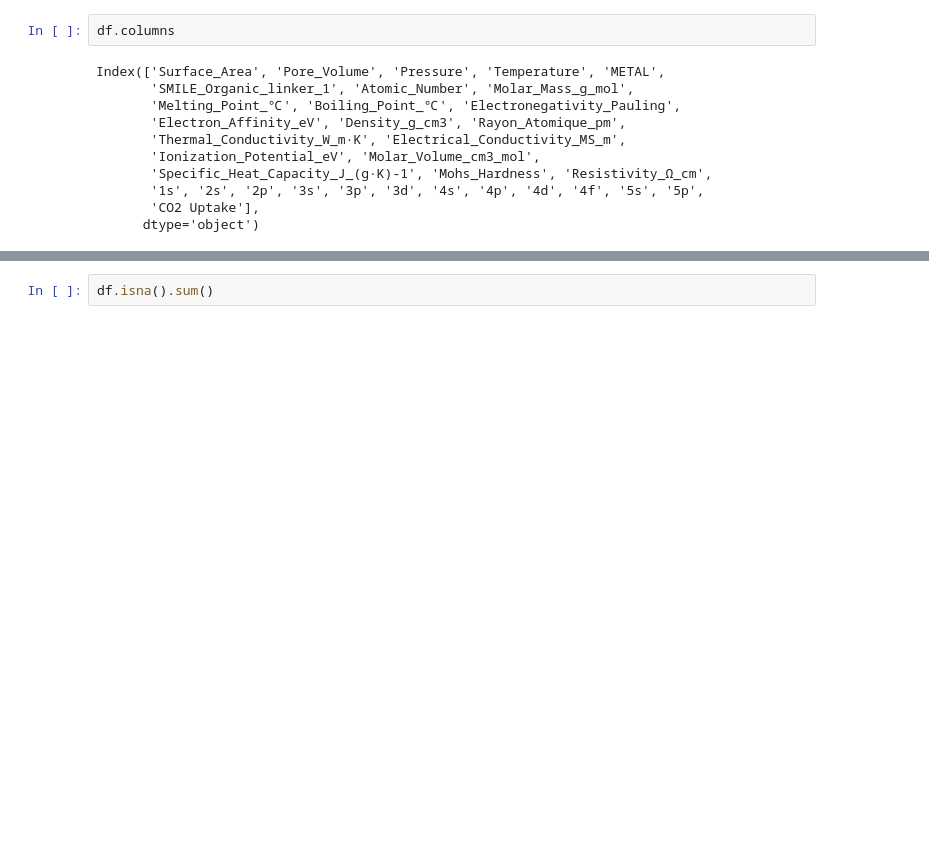
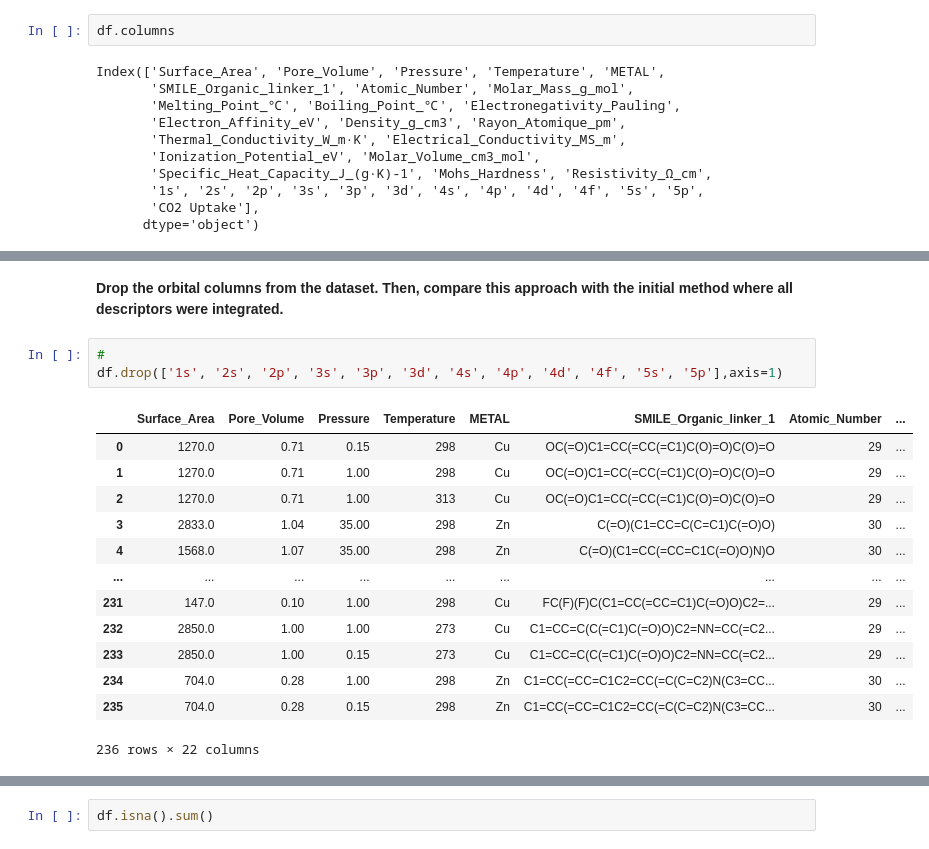
Before and after one commit to huliyao1115/Hello-world, a Jupyter notebook: Final Project.ipynb, the cells around one changed output, grey strips where cells are left out. Drawn from its saved outputs; the diff is of its cells as text; blank space fills up the shorter version.

```diff
--- a/Final Project.ipynb
+++ b/Final Project.ipynb
@@ -48,0 +152,19 @@ Index(['Surface_Area', 'Pore_Volume', 'Pressure', 'Temperature', 'METAL',
+# %% [markdown]
+**Drop the orbital columns from the dataset. Then, compare this approach with the initial method where all descriptors were integrated.**
+# %%
+#
+df.drop(['1s', '2s', '2p', '3s', '3p', '3d', '4s', '4p', '4d', '4f', '5s', '5p'],axis=1)
+# %% [output]
+|  | Surface_Area | Pore_Volume | Pressure | Temperature | METAL | SMILE_Organic_linker_1 | Atomic_Number | ... |
+| 0 | 1270.0 | 0.71 | 0.15 | 298 | Cu | OC(=O)C1=CC(=CC(=C1)C(O)=O)C(O)=O | 29 | ... |
+| 1 | 1270.0 | 0.71 | 1.00 | 298 | Cu | OC(=O)C1=CC(=CC(=C1)C(O)=O)C(O)=O | 29 | ... |
+| 2 | 1270.0 | 0.71 | 1.00 | 313 | Cu | OC(=O)C1=CC(=CC(=C1)C(O)=O)C(O)=O | 29 | ... |
+| 3 | 2833.0 | 1.04 | 35.00 | 298 | Zn | C(=O)(C1=CC=C(C=C1)C(=O)O) | 30 | ... |
+| 4 | 1568.0 | 1.07 | 35.00 | 298 | Zn | C(=O)(C1=CC(=CC=C1C(=O)O)N)O | 30 | ... |
+| ... | ... | ... | ... | ... | ... | ... | ... | ... |
+| 231 | 147.0 | 0.10 | 1.00 | 298 | Cu | FC(F)(F)C(C1=CC(=CC=C1)C(=O)O)C2=... | 29 | ... |
+| 232 | 2850.0 | 1.00 | 1.00 | 273 | Cu | C1=CC=C(C(=C1)C(=O)O)C2=NN=CC(=C2... | 29 | ... |
+| 233 | 2850.0 | 1.00 | 0.15 | 273 | Cu | C1=CC=C(C(=C1)C(=O)O)C2=NN=CC(=C2... | 29 | ... |
+| 234 | 704.0 | 0.28 | 1.00 | 298 | Zn | C1=CC(=CC=C1C2=CC(=C(C=C2)N(C3=CC... | 30 | ... |
+| 235 | 704.0 | 0.28 | 0.15 | 298 | Zn | C1=CC(=CC=C1C2=CC(=C(C=C2)N(C3=CC... | 30 | ... |
+236 rows × 22 columns
```
Also changed, not shown: parts of 13 cells of this notebook.
